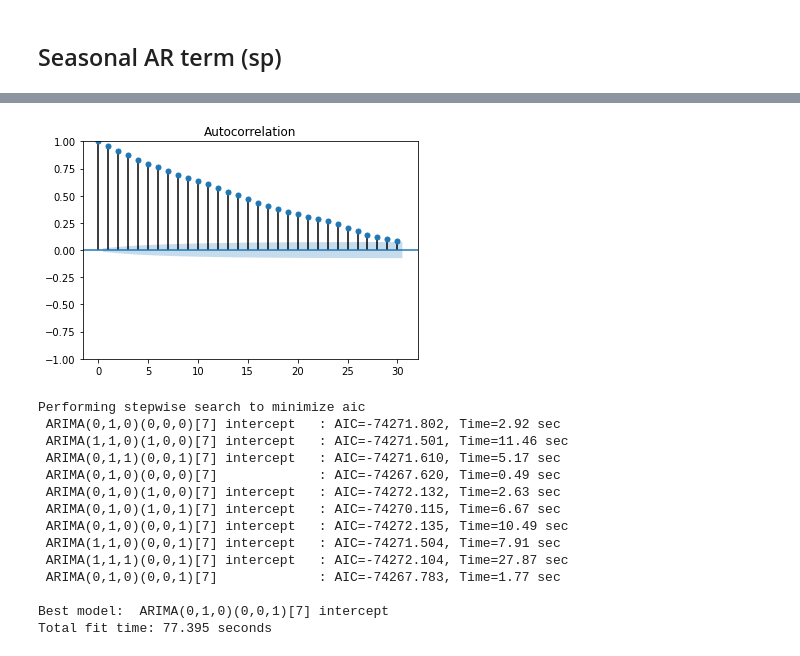
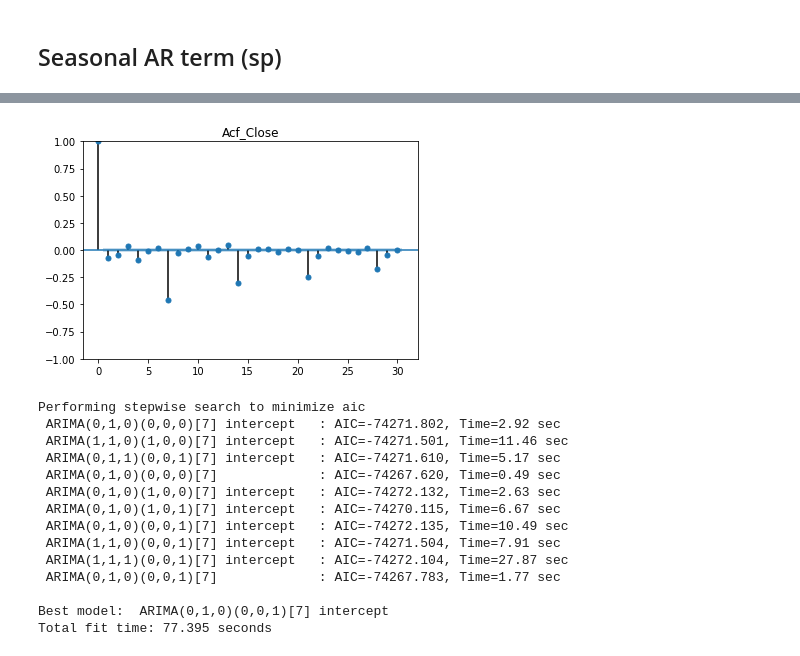
Before and after one commit to francescoliso/Time-Series-Analysis, a Jupyter notebook: 4_Arima_Arimax_Sarima_Sarimax.ipynb, the cells around one changed output, grey strips where cells are left out. Drawn from its saved outputs; the diff is of its cells as text; code cells hidden in the pictures.

```diff
--- a/4_Arima_Arimax_Sarima_Sarimax.ipynb
+++ b/4_Arima_Arimax_Sarima_Sarimax.ipynb
@@ -880,8 +858,11 @@ plt.show()
-# %%
-plot_acf(seasonal, lags=30)
-plt.show()
-# %% [output]
-[figure, removed]
+# %%
+for i in columns:
+    plot_pacf(d7, lags=30, title=i)
+    plt.title('Acf_Close')
+    plt.show()
+    print('')
+# %% [output]
+[figure, added]
 # %%
 model_autoSARIMA = auto_arima(train_data_endog , start_p=0, start_q=0,
                       test='adf',       # use adftest to find optimal 'd'
```
Also changed, not shown: parts of 10 cells of this notebook.
